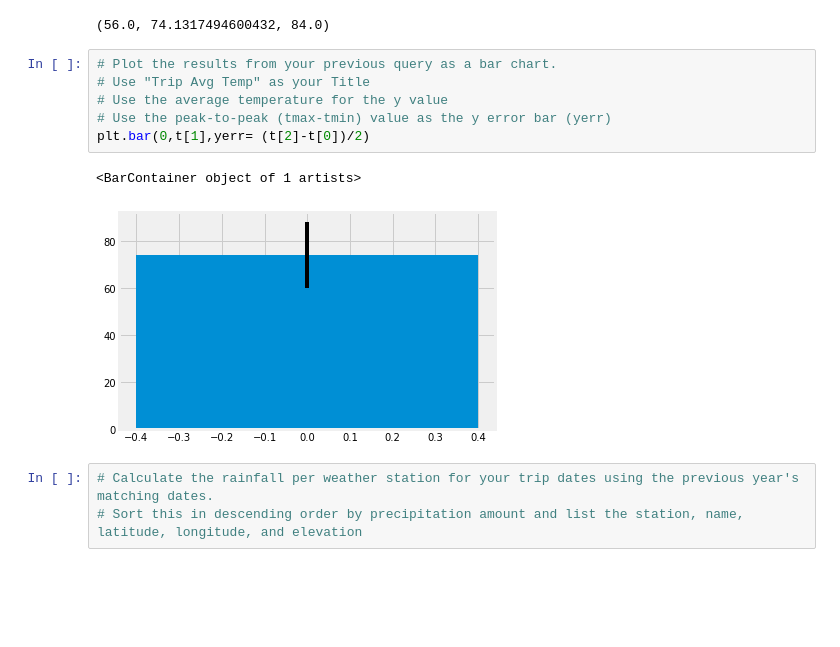
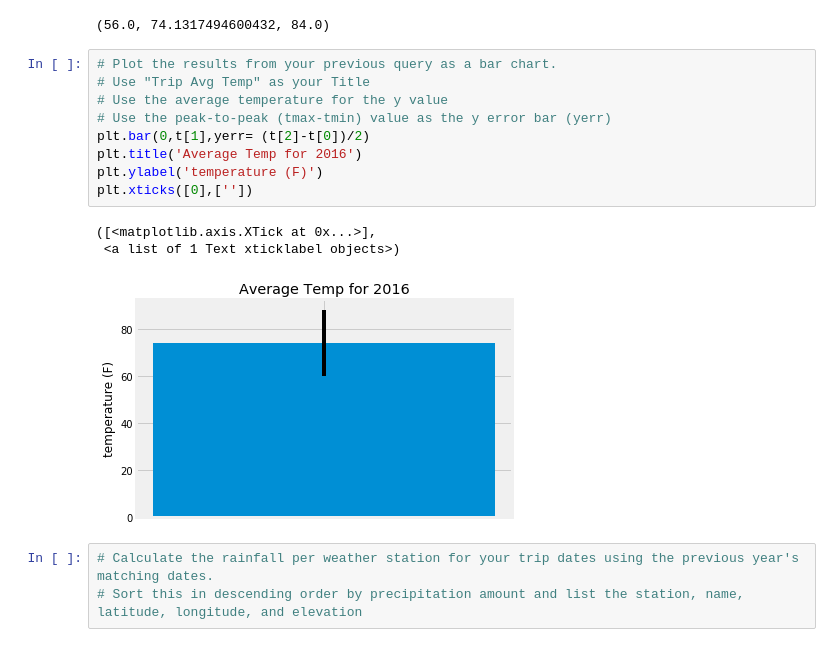
Before and after one commit to jzefron/10-advDataStorage, a Jupyter notebook: climate_Jefron.ipynb, the cells around one changed output. Saved outputs shown, nothing was run; the diff lists cells and outputs as text; blank space fills up the shorter version.

Commit message:
aded calc temps

```diff
--- a/climate_Jefron.ipynb
+++ b/climate_Jefron.ipynb
@@ -172,12 +172,16 @@ t
 # %%
 # Plot the results from your previous query as a bar chart.
 # Use "Trip Avg Temp" as your Title
 # Use the average temperature for the y value
 # Use the peak-to-peak (tmax-tmin) value as the y error bar (yerr)
 plt.bar(0,t[1],yerr= (t[2]-t[0])/2)
+plt.title('Average Temp for 2016')
+plt.ylabel('temperature (F)')
+plt.xticks([0],[''])
 # %% [output]
-<BarContainer object of 1 artists>
+([<matplotlib.axis.XTick at 0x...>],
+ <a list of 1 Text xticklabel objects>)
-[figure, old version]
+[figure, new version]
 # %%
 # Calculate the rainfall per weather station for your trip dates using the previous year's matching dates.
 # Sort this in descending order by precipitation amount and list the station, name, latitude, longitude, and elevation
```
